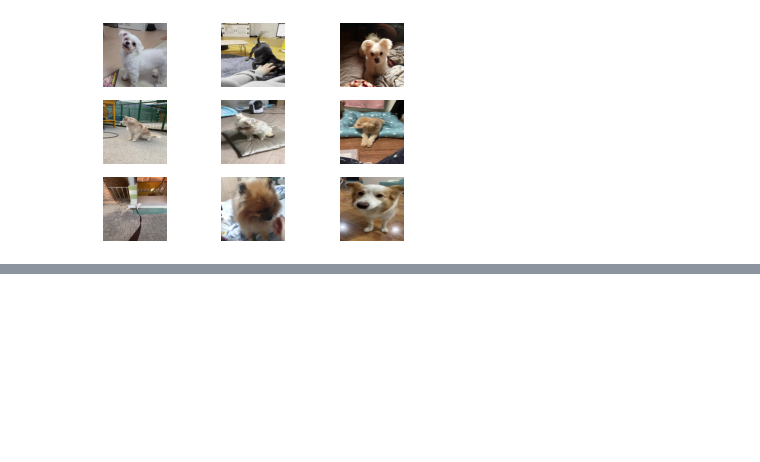
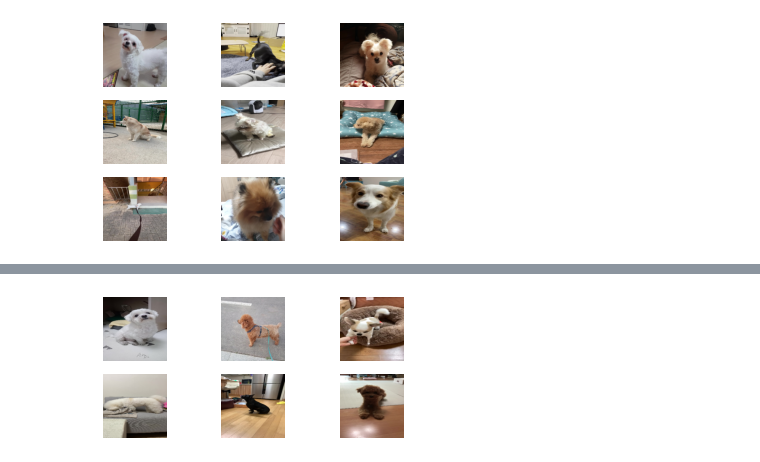
Before and after one commit to kwjinwoo/Dog_face_landmark_detection, a Jupyter notebook: autoencoder/train.ipynb, the cells around one changed output, grey strips where cells are left out. Drawn from its saved outputs; the diff is of its cells as text; code cells hidden in the pictures; blank space fills up the shorter version.

```diff
--- a/autoencoder/train.ipynb
+++ b/autoencoder/train.ipynb
@@ -7,7 +9,5 @@ from tqdm import tqdm
 # %%
-input_size = 224
+input_size = 256
 batch_size = 32
 
-lr = 0.0001
-
-ae = resnet.Autoencoder()
+ae = resnet_V2.ResNetAE()
@@ -17,7 +35,7 @@ def scaling(x):
     return x
 # %%
 train_ds = keras.preprocessing.image_dataset_from_directory(
-    './DOG',
+    './data/DOG',
     image_size=(input_size, input_size),
     batch_size=batch_size,
     label_mode=None,
@@ -26,7 +44,7 @@ train_ds = keras.preprocessing.image_dataset_from_directory(
     seed=42)
 
 test_ds = keras.preprocessing.image_dataset_from_directory(
-    './DOG',
+    './data/DOG',
     image_size=(input_size, input_size),
     batch_size=batch_size,
     label_mode=None,
@@ -80,0 +105,8 @@ KeyboardInterrupt:
+# %%
+for images in test_ds.take(1):
+    for i in range(6):
+        ax = plt.subplot(3, 3, i + 1)
+        plt.imshow(images[i].numpy())
+        plt.axis('off')
+# %% [output]
+[figure, added]
```
Also changed, not shown: parts of 5 cells of this notebook.
